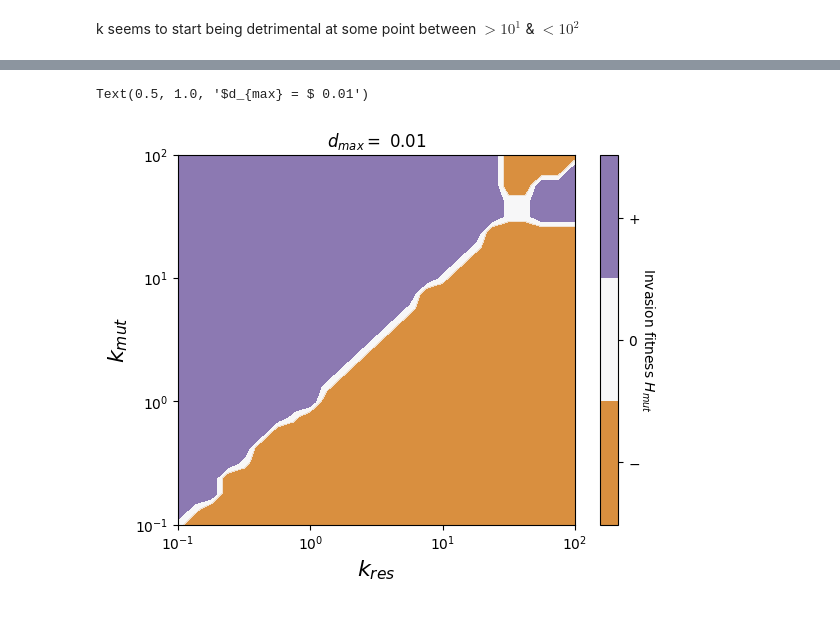
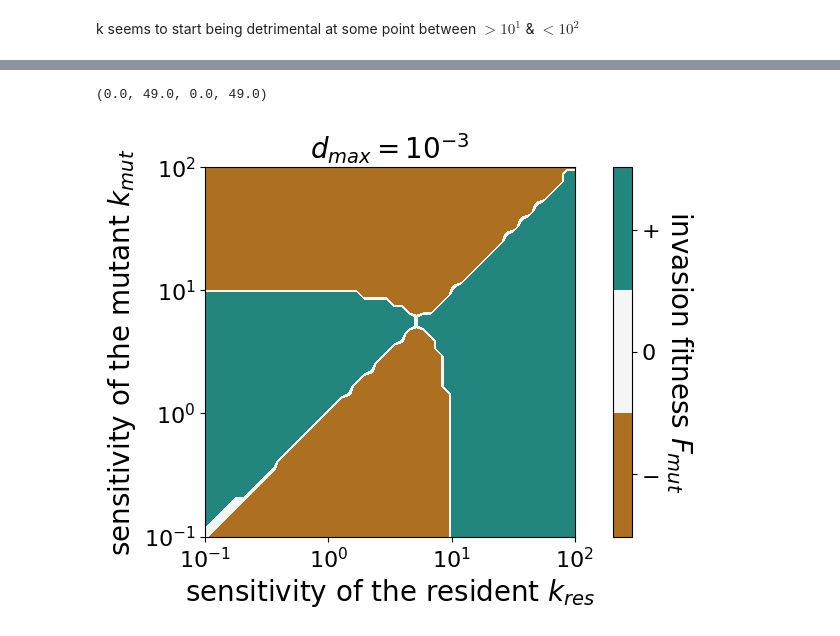
Before and after one commit to rbnmj/turingmodel, a Jupyter notebook: growthratedispersal.ipynb, the cells around one changed output, grey strips where cells are left out. Drawn from its saved outputs; the diff is of its cells as text; code cells hidden in the pictures.

```diff
--- a/growthratedispersal.ipynb
+++ b/growthratedispersal.ipynb
@@ -211,17 +308,17 @@ number_steps = 3000
 t1 = np.linspace(0, t_end, number_steps)
 
 # dispersal adaptability
-k_1_range = np.geomspace(10**-1, 10**2, 25)#50
-k_2_range = np.geomspace(10**-1, 10**2, 25)#50
+k_1_range = np.geomspace(10**-1, 10**2, 50)#50
+k_2_range = np.geomspace(10**-1, 10**2, 50)#50
 
 # maximum dispersal rate
-d_Hmax1 = 10**-4
-d_Hmax2 = 10**-4
+d_Hmax1 = 10**-3
+d_Hmax2 = 10**-3
 
 var0 = [2, 2.5, 2.5, 2, 0.08, 0.4, 0, 0, 0, 0, 0, 0]
 
 
-num_extr = 40 # set number of maxima to be found
+num_extr = 60 # set number of maxima to be found #40
 
 H1_extr = []
 H2_extr = []
@@ -244,15 +341,14 @@ for k_2 in tqdm(k_2_range):
         var00 = [var[-1,0], var[-1,1], var[-1,2], var[-1,3], var[-1,4], var[-1,5], 10**-6, 10**-6, 0, 0, 0, 0]
         var = integ.odeint(slow, var00, t)
 
-
-
+        var = np.where(var < 10**-6, 10**-6, var)
 
         H1_extr.append(find_maxima(np.log(var[:, 4])+np.log(var[:, 5]),num_extr))
         H2_extr.append(find_maxima(np.log(var[:, 6])+np.log(var[:, 6]),num_extr))
 
         # results[i,j] = ...
-        slopeH1[i, j] = linregress(np.linspace(1, 20, 20),H1_extr[0][20:num_extr])[0]
-        slopeH2[i, j] = linregress(np.linspace(1, 20, 20),H2_extr[0][20:num_extr])[0]
+        slopeH1[i, j] = linregress(np.linspace(1, 20, 40),H1_extr[0][20:num_extr])[0]
+        slopeH2[i, j] = linregress(np.linspace(1, 20, 40),H2_extr[0][20:num_extr])[0]
 
         # workaround to empty lists
         H1_extr = []
@@ -290,32 +386,33 @@ Text(0.5, 1.0, 'Growth rate of $H_2$ \n $d_{H_{max}} = $10-3, H2 invader')
 # %%
 invSlope = np.copy(slopeH2)
-invSlope[invSlope <= -0.00005] = -1
+invSlope[invSlope <= -0.0000000002] = -1
 for i in range(len(invSlope)):
     for j in range(len(invSlope[i])):
-        if (invSlope[i][j] != -1) and (invSlope[i][j] < 0.00005) and (invSlope[i][j] > -0.00005):
-            invSlope[i][j] = 0
+        if (invSlope[i][j] != -1) and (invSlope[i][j] < 0.00003) and (invSlope[i][j] > -0.00004):
+              invSlope[i][j] = 0
 for i in range(len(invSlope)):
     for j in range(len(invSlope[i])):
-        if ((invSlope[i][j] >= 0.00005)):
+        if ((invSlope[i][j] >= 0.0000004)):
             invSlope[i][j] = 1
 
 fig, ax = plt.subplots()
-im = plt.contourf(invSlope, cmap="PuOr", levels=np.linspace(-1, 1, 4), alpha=0.8)
+im = plt.contourf(invSlope, cmap="BrBG", levels=np.linspace(-1, 1, 4))
 cbar = fig.colorbar(im)
 cbar.set_ticks([-0.66, 0, 0.66])
-cbar.set_ticklabels(["$-$","$0$","$+$"])
-cbar.set_label('Invasion fitness $H_{mut}$', rotation=270, labelpad=12)
+cbar.set_ticklabels(["$-$","$0$","$+$"], fontsize=16)
+cbar.set_label('invasion fitness $F_{mut}$', rotation=270, labelpad=25, fontsize=20)
 #plt.plot([0, 99], [0, 99], color="black", linestyle="--", linewidth=0.5, alpha = 0.5)
 ax.set_xticks(np.linspace(0, len(k_1_range)-1, 4))
 ax.set_yticks(np.linspace(0, len(k_1_range)-1, 4))
-ax.set_xticklabels(("$10^{-1}$", "$10^{0}$", "$10^{1}$","$10^{2}$"), rotation=0)
-ax.set_yticklabels(("$10^{-1}$", "$10^{0}$", "$10^{1}$", "$10^{2}$"))
-ax.set_xlabel('$k_{res}$', fontsize=16)
-ax.set_ylabel('$k_{mut}$', fontsize=16)
-ax.set_title("$d_{max} = $ " + str(d_Hmax1))
+ax.set_xticklabels(("$10^{-1}$", "$10^{0}$", "$10^{1}$","$10^{2}$"), rotation=0, fontsize=16)
+ax.set_yticklabels(("$10^{-1}$", "$10^{0}$", "$10^{1}$", "$10^{2}$"), fontsize=16)
+ax.set_xlabel('sensitivity of the resident $k_{res}$', fontsize=20)
+ax.set_ylabel('sensitivity of the mutant $k_{mut}$', fontsize=20)
+ax.set_title("$d_{max} = 10^{-3}$", fontsize=20)
+plt.axis('square')
 # %% [output]
-Text(0.5, 1.0, '$d_{max} = $ 0.01')
+(0.0, 49.0, 0.0, 49.0)
-[figure, old version]
+[figure, new version]
 # %%
 def find_extrema(x,n):
     """ returns an array with n extreme values of x"""
```
Also changed, not shown: parts of 17 cells of this notebook, 33 other files.
